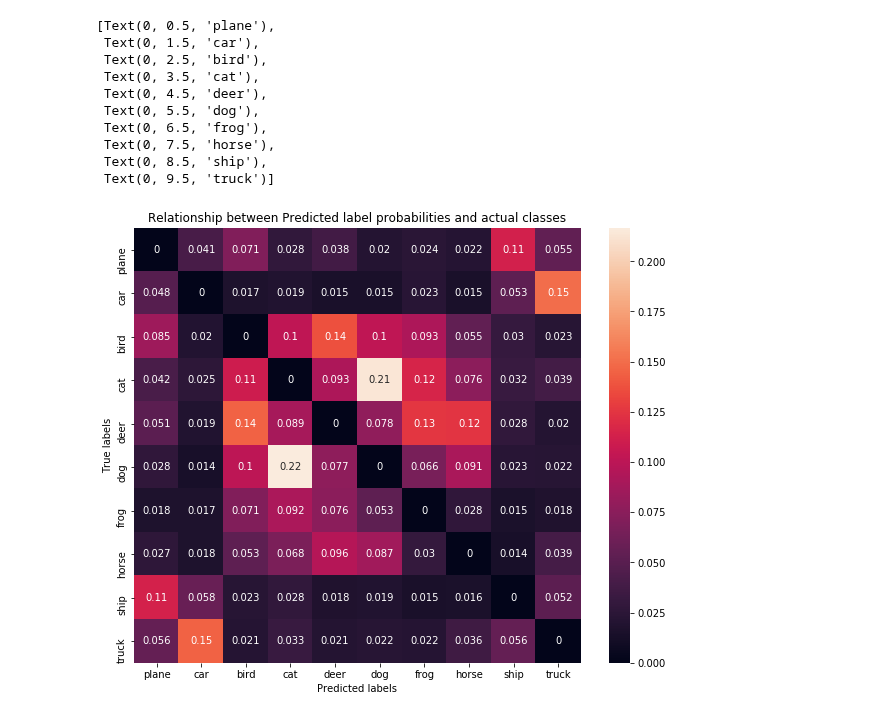
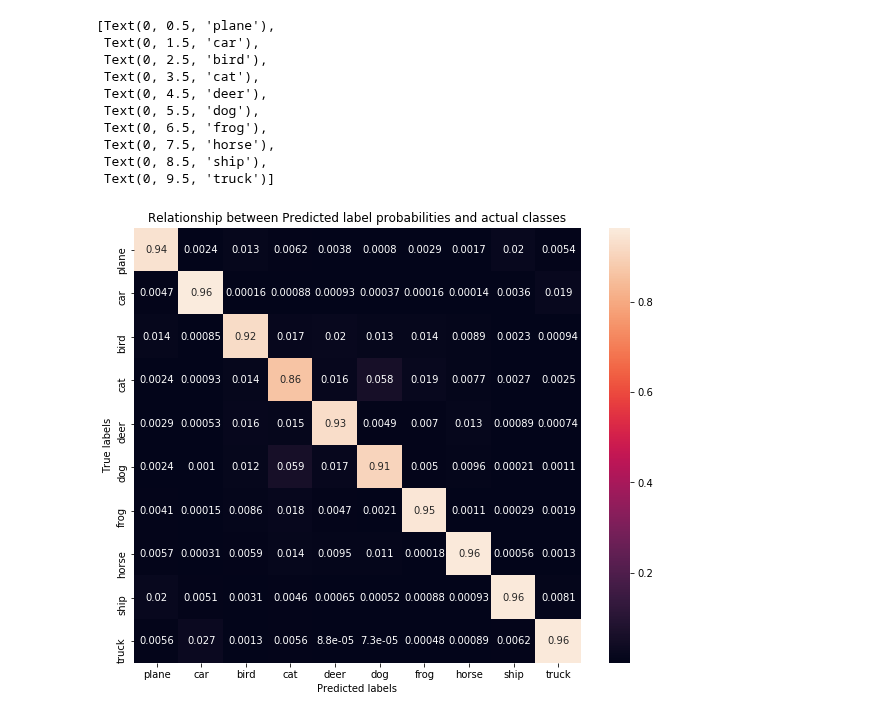
Before and after one commit to hmassa48/Distilling-with-VRM, a Jupyter notebook: eval_utils/cifar-10h.ipynb, the cells around one changed output. Drawn from its saved outputs; the diff is of its cells as text; code cells hidden in the pictures.

```diff
--- a/eval_utils/cifar-10h.ipynb
+++ b/eval_utils/cifar-10h.ipynb
@@ -26,7 +25,7 @@ metrics_dict = {}
 
 
 ####### Change This #######
-model_of_interest = "cutmix"
+model_of_interest = "augmented_teacher"
 ###########################
 _CLASSES = ['plane', 'car', 'bird', 'cat',
             'deer', 'dog', 'frog', 'horse', 'ship', 'truck']
@@ -34,15 +33,23 @@ _CLASSES = ['plane', 'car', 'bird', 'cat',
 base_path = '../distillation_experiments/runs/'
 
 MODEL_DIRS = {
-    "true_baseline": base_path + 'lenet_baseline_lr=1e-4_1587335542/model_best.pth.tar',
+    "baseline_teacher": base_path + 'resnet18_baseline_retrained_1586751743/model_best.pth.tar',
+    "mixup_teacher": base_path + 'resnet18_mixup_retrained_1586457991/checkpoint.pth.tar',
+    "cutout_teacher": base_path + 'resnet18-cutout-restart-again_1586956477/model_best.pth.tar',
+    "cutmix_teacher": base_path + 'resnet18_cutmix_retrained_1587147326-20200423T211700Z-001/model_best.pth.tar',
+    "augmented_teacher": base_path + 'resnet18_augmented_retrained_1586751381/checkpoint.pth.tar',
+
     "baseline": base_path + 'student_baseline_retrained_temp20_gamma0.5_1587170761/checkpoint.pth.tar',
     "mixup" : base_path + 'student_mixup_retrained_temp20_gamma0.5_1587170205/model_best.pth.tar',
-    "augmented": base_path + '',
     "cutout": base_path + 'lenet-student-cutout_1587345858/model_best.pth.tar',
     "cutmix": base_path + 'student_cutmix_temp20_gamma0.5_1587176582/model_best.pth.tar',
+    "augmented": base_path + ''
 }
+if 'teacher' in model_of_interest:
+    model = model_fetch.fetch_student('resnet18')
+else:
+    model = model_fetch.fetch_student('lenet')
 
-model = model_fetch.fetch_student('lenet')
 _, _ = utils.load_checkpoint(model, resume_filename=MODEL_DIRS[model_of_interest])
 model.eval()
 # %% [output]
@@ -146,0 +152,26 @@ preds.shape
+# %%
+# Create Embedding generating Model
+if True:
+    embed_model = model
+    class Identity(torch.nn.Module):
+        def __init__(self):
+            super().__init__()
+
+        def forward(self, x):
+            return x
+    embed_model.linear = Identity()
+# %%
+if True:
+    embeds = []
+
+    for i in tqdm(range(len(dataset))):
+        img, label = dataset[i]
+        img = img.unsqueeze(0)
+        embedding = embed_model(img).detach().numpy().squeeze(0)
+        embeds.append(embedding)
+    embeds = np.array(embeds)
+    embeds.shape
+# %%
+if False:
+    preds_path =  '../../results/preds/' +model_of_interest+ '.npy'
+    preds = np.load(preds_path)
@@ -207,35 +244,35 @@ for i, prob in enumerate(preds):
 for i, count in enumerate(pred_counts):
     pred_conf[i] /= count
 
 # Diagonal elements set to zero so that other correlations are enhanced
 pred_conf2 = np.zeros((10,10))
 for i in range(len(pred_conf)):
     for j in range(len(pred_conf[0])):
         if i != j:
             pred_conf2[i][j] = pred_conf[i][j]
 
 fig = plt.figure(figsize=(10,8))
 
 ax = fig.add_subplot()
-sns.heatmap(pred_conf2, annot=True, ax = ax); #annot=True to annotate cells
+sns.heatmap(pred_conf, annot=True, ax = ax); #annot=True to annotate cells
 
 ax.set_xlabel('Predicted labels')
 ax.set_ylabel('True labels')
 ax.set_title('Relationship between Predicted label probabilities and actual classes')
 ax.xaxis.set_ticklabels(_CLASSES)
 ax.yaxis.set_ticklabels(_CLASSES)
 # %% [output]
 [Text(0, 0.5, 'plane'),
  Text(0, 1.5, 'car'),
  Text(0, 2.5, 'bird'),
  Text(0, 3.5, 'cat'),
  Text(0, 4.5, 'deer'),
  Text(0, 5.5, 'dog'),
  Text(0, 6.5, 'frog'),
  Text(0, 7.5, 'horse'),
  Text(0, 8.5, 'ship'),
  Text(0, 9.5, 'truck')]
-[figure, old version]
+[figure, new version]
 # %%
 # KL Divergence plot between human labels and model labels
 # Ideally, if a model is generalized well, KL Divergence between similar classes = low
```
Also changed, not shown: parts of 14 cells of this notebook, 2 other files.
